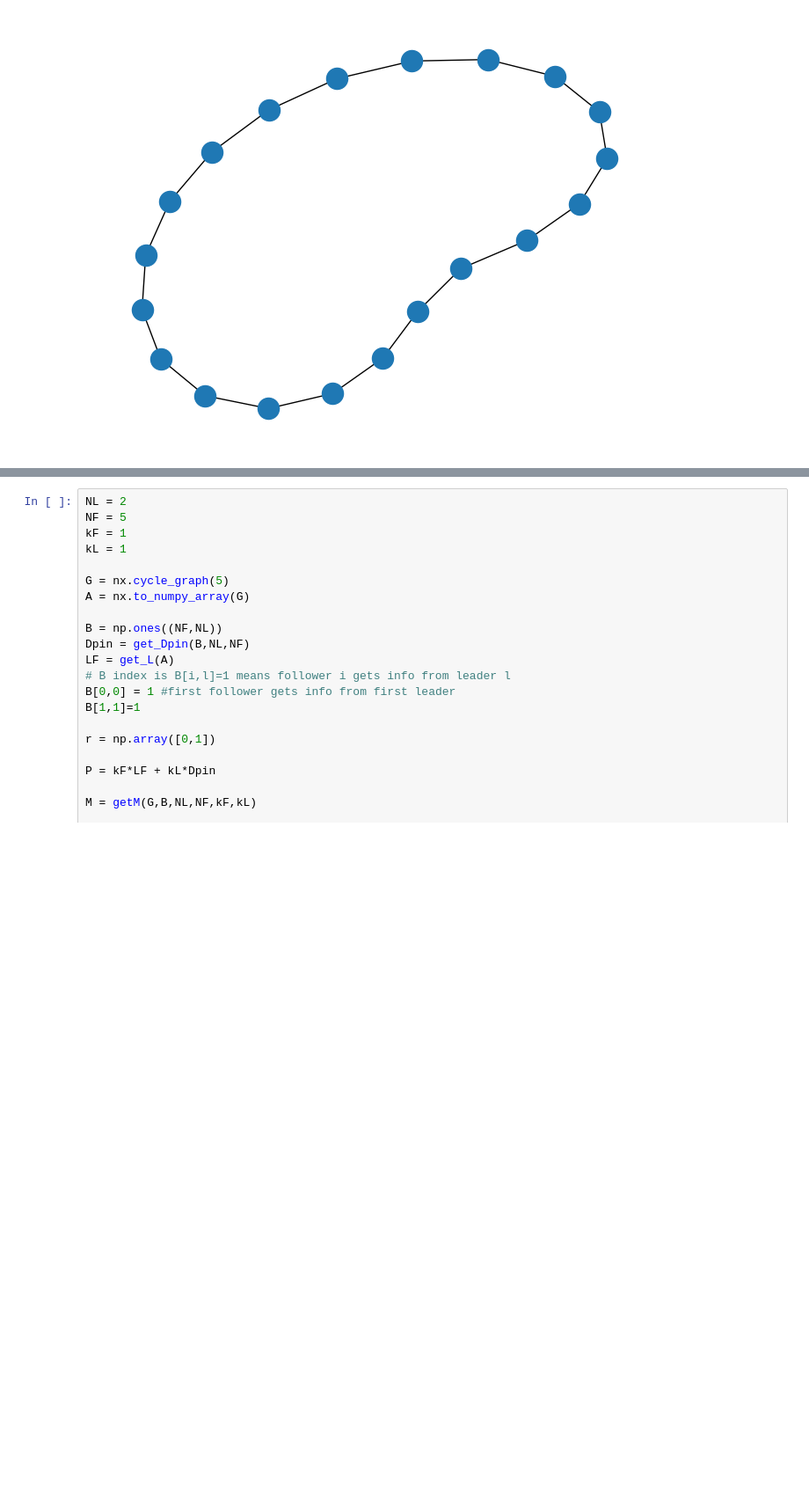
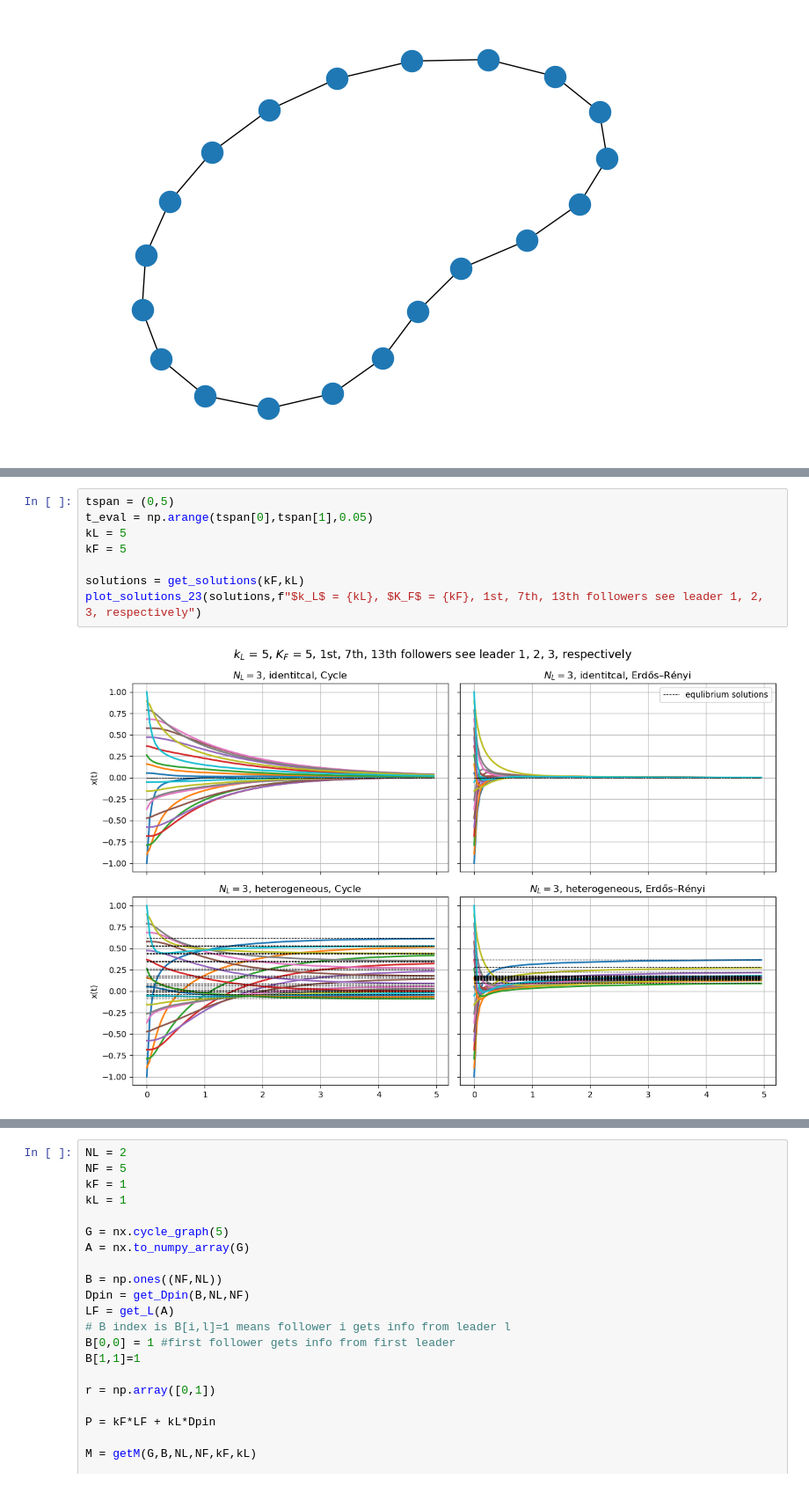
Before and after one commit to valentine-alia/MAE-6870, a Jupyter notebook: hw3/hw3_code_1.ipynb, the cells around one changed output, grey strips where cells are left out. Shown at 88% size. Saved outputs shown, nothing was run; the diff lists cells and outputs as text; blank space fills up the shorter version.

```diff
--- a/hw3/hw3_code_1.ipynb
+++ b/hw3/hw3_code_1.ipynb
@@ -241,0 +339,10 @@ plt.show()
+# %%
+tspan = (0,5)
+t_eval = np.arange(tspan[0],tspan[1],0.05)
+kL = 5
+kF = 5
+
+solutions = get_solutions(kF,kL)
+plot_solutions_23(solutions,f"$k_L$ = {kL}, $K_F$ = {kF}, 1st, 7th, 13th followers see leader 1, 2, 3, respectively")
+# %% [output]
+[figure, added]
```
Also changed, not shown: parts of 9 cells of this notebook, 1 other file.
